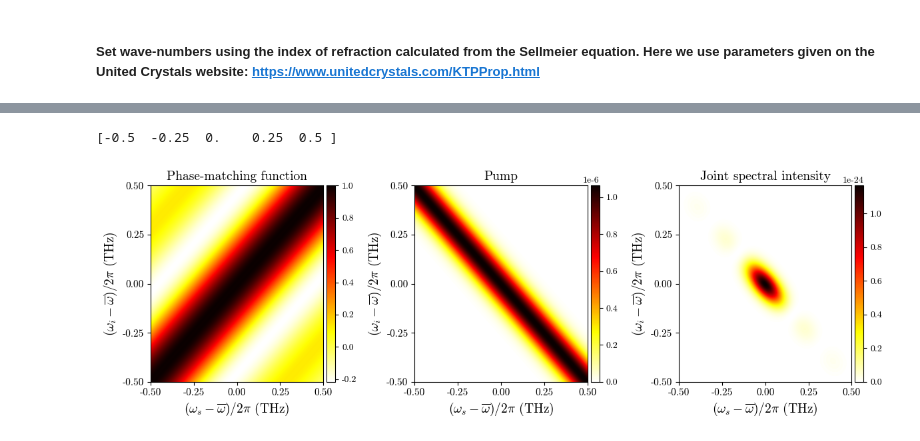
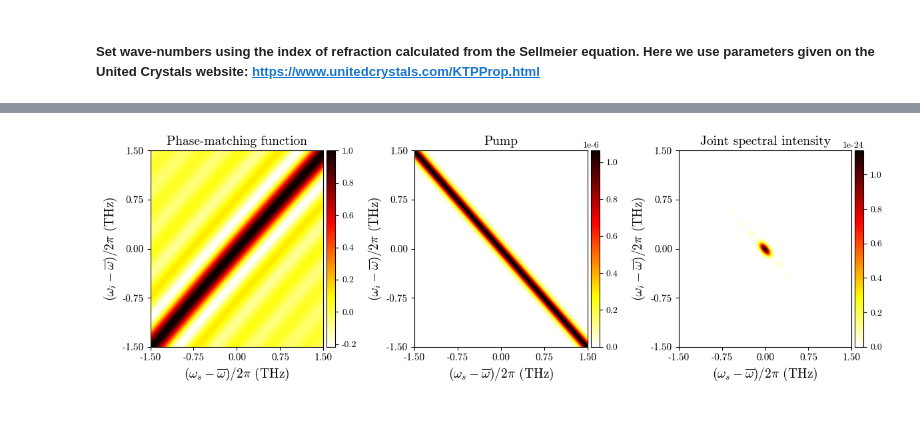
Before and after one commit to cdrago21/spectral-hom, a Jupyter notebook: examples/KTPCrystalExample.ipynb, the cells around one changed output, grey strips where cells are left out. Drawn from its saved outputs; the diff is of its cells as text; code cells hidden in the pictures.

```diff
--- a/examples/KTPCrystalExample.ipynb
+++ b/examples/KTPCrystalExample.ipynb
@@ -45,6 +49,6 @@ print(f'phase mismatch: {delta_k_0: .2f}')
 # %%
 # set frequency range
-frequency_width = twopi * 1 * 1e12
+frequency_width = twopi * 3 * 1e12
 
 dw_s = frequency_width / 1000
 dw_i = frequency_width / 1000
@@ -115,13 +121,7 @@ NameError: name 'np' is not defined
 jsa = alpha * phase_matching_function / np.sqrt(
     np.sum(np.abs(alpha * phase_matching_function) ** 2) * dw_s * dw_i)
 # %%
-ticks_s = np.linspace(np.round(np.min((ws_range - omega_s_0) * 1e-12 / twopi), 2),
-                      np.round(np.max((ws_range - omega_s_0) * 1e-12 / twopi), 2),
-                      5)
-
-ticks_i = np.linspace(np.round(np.min((wi_range - omega_i_0) * 1e-12 / twopi), 2),
-                      np.round(np.max((wi_range - omega_i_0) * 1e-12 / twopi), 2),
-                      5)
+# plot the phase-matching fucntion, pump amplitude, and joint spectral amplitude
 
 fig, ax = plt.subplots(nrows=1, ncols=3, figsize=(12, 4))
 
@@ -141,39 +141,37 @@ ax[0].set_xticks(ticks_i)
 
 im1 = ax[1].pcolormesh((WS_range - omega_s_0) * 1e-12 / twopi,
                        (WI_range - omega_i_0) * 1e-12 / twopi,
-                       PUMP,
+                       alpha,
                        shading='gouraud',
-                       vmin=PUMP.min(),
-                       vmax=PUMP.max(),
+                       vmin=alpha.min(),
+                       vmax=alpha.max(),
                        cmap='hot_r')
 ax[1].set_xlabel(r"$(\omega_s - \overline{\omega})/2\pi$ (THz)", fontsize=fs)
 ax[1].set_ylabel(r"$(\omega_i - \overline{\omega})/2\pi$ (THz)", fontsize=fs)
 ax[1].set_title(r"Pump", fontsize=fs)
 ax[1].tick_params(axis='both', labelsize=ts)
 ax[1].set_yticks(ticks_s)
 ax[1].set_xticks(ticks_i)
 
 im2 = ax[2].pcolormesh((WS_range - omega_s_0) * 1e-12 / twopi,
                        (WI_range - omega_i_0) * 1e-12 / twopi,
                        np.abs(jsa) ** 2,
                        shading='gouraud',
                        vmin=(np.abs(jsa).min()) ** 2,
                        vmax=(np.abs(jsa).max()) ** 2,
                        cmap='hot_r')
 ax[2].set_xlabel(r"$(\omega_s - \overline{\omega})/2\pi$ (THz)", fontsize=fs)
 ax[2].set_ylabel(r"$(\omega_i - \overline{\omega})/2\pi$ (THz)", fontsize=fs)
 ax[2].set_title(r"Joint spectral intensity", fontsize=fs)
 ax[2].tick_params(axis='both', labelsize=ts)
 ax[2].set_yticks(ticks_s)
 ax[2].set_xticks(ticks_i)
 
 plt.colorbar(im0, cax=make_axes_locatable(ax[0]).append_axes("right", size="5%", pad=0.05))
 plt.colorbar(im1, cax=make_axes_locatable(ax[1]).append_axes("right", size="5%", pad=0.05))
 plt.colorbar(im2, cax=make_axes_locatable(ax[2]).append_axes("right", size="5%", pad=0.05))
-
 plt.tight_layout()
-plt.show()
+plt.show(fig)
 # %% [output]
-[-0.5  -0.25  0.    0.25  0.5 ]
-[figure, old version]
+[figure, new version]
 # %%
```
Also changed, not shown: parts of 11 cells of this notebook, 2 other files.
